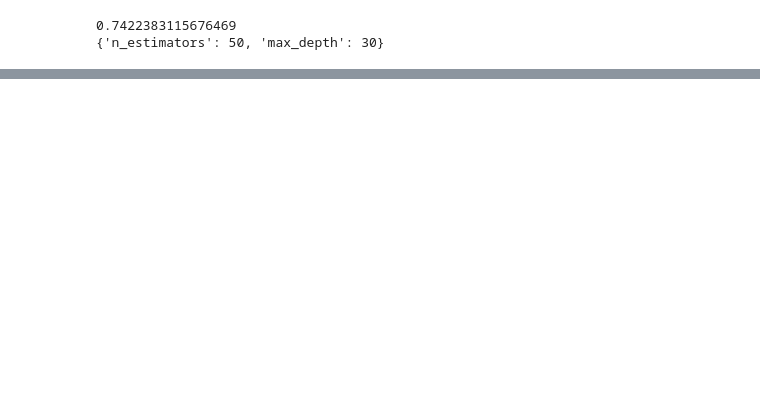
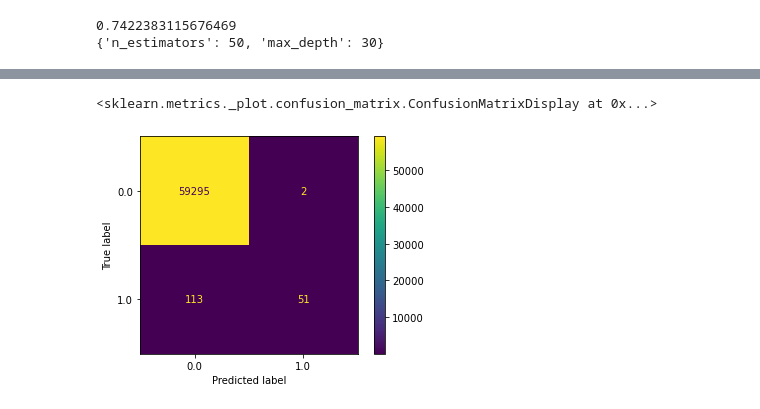
Before and after one commit to nlsschim/Water-Pipe-Project, a Jupyter notebook: scripts/ML_crossval.ipynb, the cells around one changed output, grey strips where cells are left out. Saved outputs shown, nothing was run; the diff lists cells and outputs as text; code cells hidden in the pictures; blank space fills up the shorter version.

```diff
--- a/scripts/ML_crossval.ipynb
+++ b/scripts/ML_crossval.ipynb
@@ -116,0 +292,5 @@ print(best_score)
+# %%
+plot_confusion_matrix(classifier, x_val, y_val)
+# %% [output]
+<sklearn.metrics._plot.confusion_matrix.ConfusionMatrixDisplay at 0x...>
+[figure, added]
```
Also changed, not shown: parts of 16 cells of this notebook, 1 other file.
